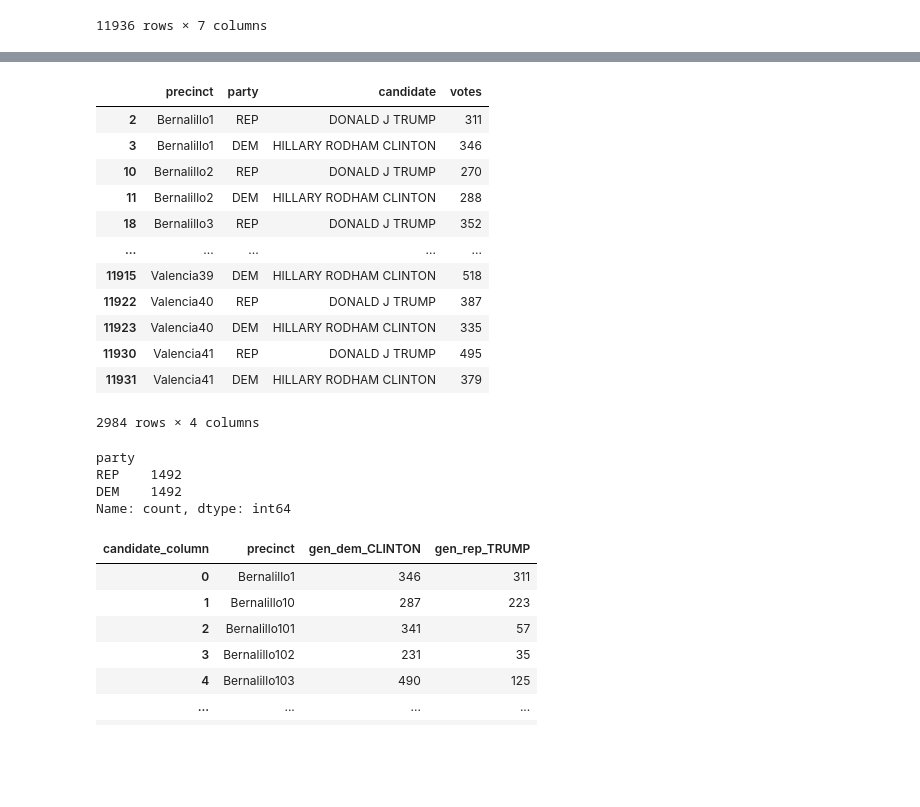
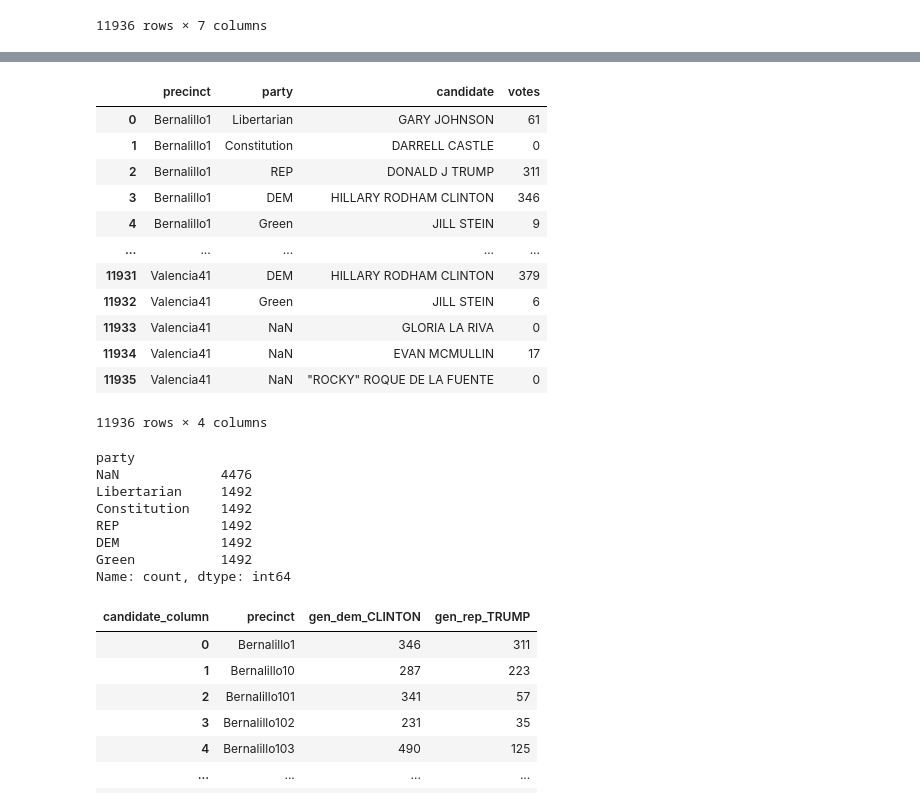
Before and after one commit to Hp0511/VoterTurnout, a Jupyter notebook: data_cleaning/NM_cleaning.ipynb, the cells around one changed output, grey strips where cells are left out. Saved outputs shown, nothing was run; the diff lists cells and outputs as text; code cells hidden in the pictures; blank space fills up the shorter version.

```diff
--- a/data_cleaning/NM_cleaning.ipynb
+++ b/data_cleaning/NM_cleaning.ipynb
@@ -198,37 +229,47 @@ gen_combined_df
 # %%
 general_data = gen_combined_df[["precinct", "party", "candidate", "votes"]]
 # general_data = general_data[~general_data["candidate"].isin(["YES", "NO"])]
 general_data.loc[:,"party"] = general_data.apply(
     lambda row: candidate_party_map.get(row["candidate"], row["party"]) if pd.isna(row["party"]) else row["party"],
     axis=1
 )
 general_data.loc[:, "party"] = general_data["party"].replace({
     "Democratic": "DEM",
     "Republican": "REP"
 })
-general_data = general_data[general_data["party"].isin(["DEM", "REP"])] # Analyzing only republican and democratic
+
+# general_data["party"] = general_data.apply(
+#     lambda row: fill_party_from_general_data(row, general_data),
+#     axis=1
+# )
+
+# general_data = general_data[general_data["party"].isin(["DEM", "REP"])] # Analyzing only republican and democratic
 
 general_data
 # %% [output]
 |  | precinct | party | candidate | votes |
+| 0 | Bernalillo1 | Libertarian | GARY JOHNSON | 61 |
+| 1 | Bernalillo1 | Constitution | DARRELL CASTLE | 0 |
 | 2 | Bernalillo1 | REP | DONALD J TRUMP | 311 |
 | 3 | Bernalillo1 | DEM | HILLARY RODHAM CLINTON | 346 |
-| 10 | Bernalillo2 | REP | DONALD J TRUMP | 270 |
-| 11 | Bernalillo2 | DEM | HILLARY RODHAM CLINTON | 288 |
-| 18 | Bernalillo3 | REP | DONALD J TRUMP | 352 |
+| 4 | Bernalillo1 | Green | JILL STEIN | 9 |
 | ... | ... | ... | ... | ... |
-| 11915 | Valencia39 | DEM | HILLARY RODHAM CLINTON | 518 |
-| 11922 | Valencia40 | REP | DONALD J TRUMP | 387 |
-| 11923 | Valencia40 | DEM | HILLARY RODHAM CLINTON | 335 |
-| 11930 | Valencia41 | REP | DONALD J TRUMP | 495 |
 | 11931 | Valencia41 | DEM | HILLARY RODHAM CLINTON | 379 |
+| 11932 | Valencia41 | Green | JILL STEIN | 6 |
+| 11933 | Valencia41 | NaN | GLORIA LA RIVA | 0 |
+| 11934 | Valencia41 | NaN | EVAN MCMULLIN | 17 |
+| 11935 | Valencia41 | NaN | "ROCKY" ROQUE DE LA FUENTE | 0 |
-2984 rows × 4 columns
+11936 rows × 4 columns
 # %%
 general_data["party"].value_counts(dropna=False)
 # %% [output]
 party
-REP    1492
-DEM    1492
+NaN             4476
+Libertarian     1492
+Constitution    1492
+REP             1492
+DEM             1492
+Green           1492
 Name: count, dtype: int64
 # %%
 general_data["candidate_column"] = (
```
Also changed, not shown: parts of 2 cells of this notebook, 12 other files.
